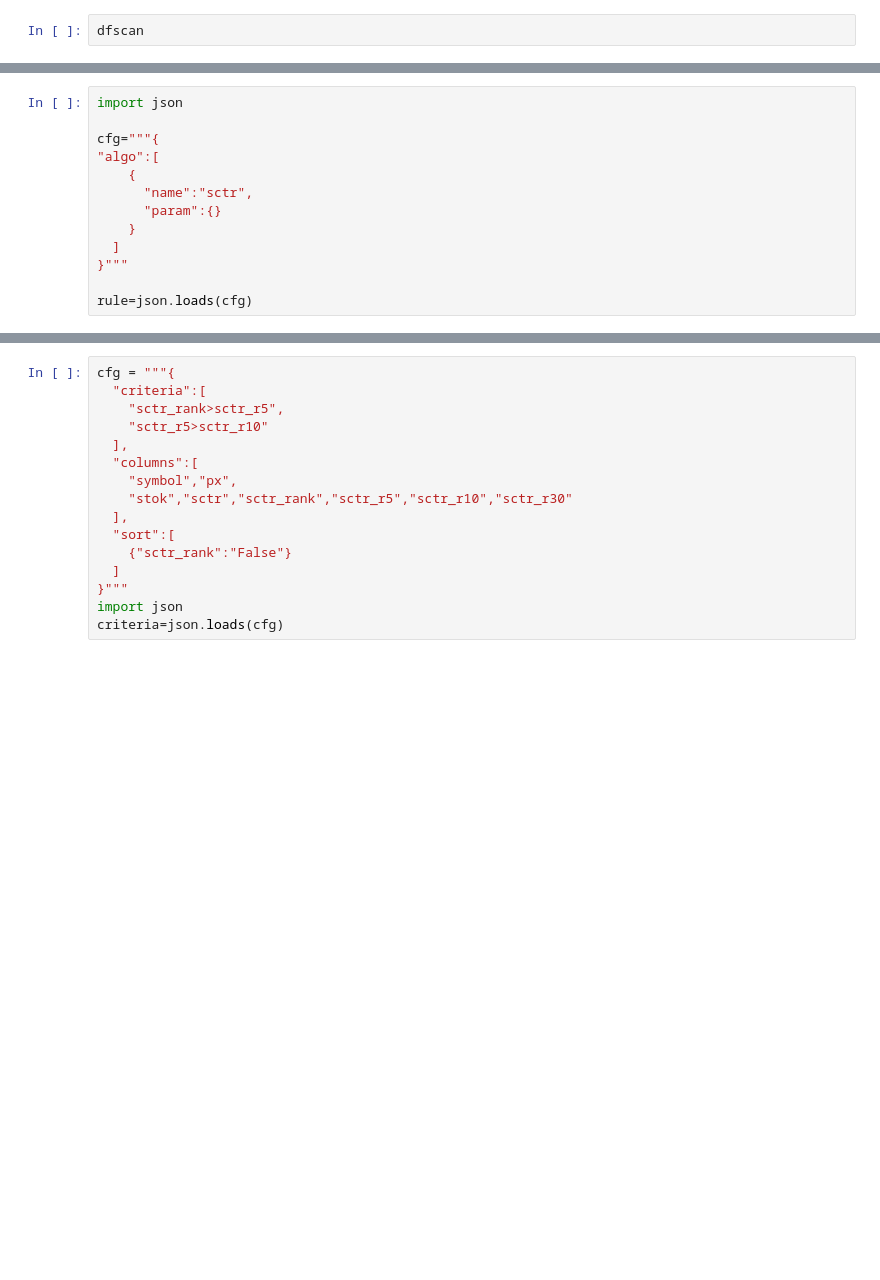
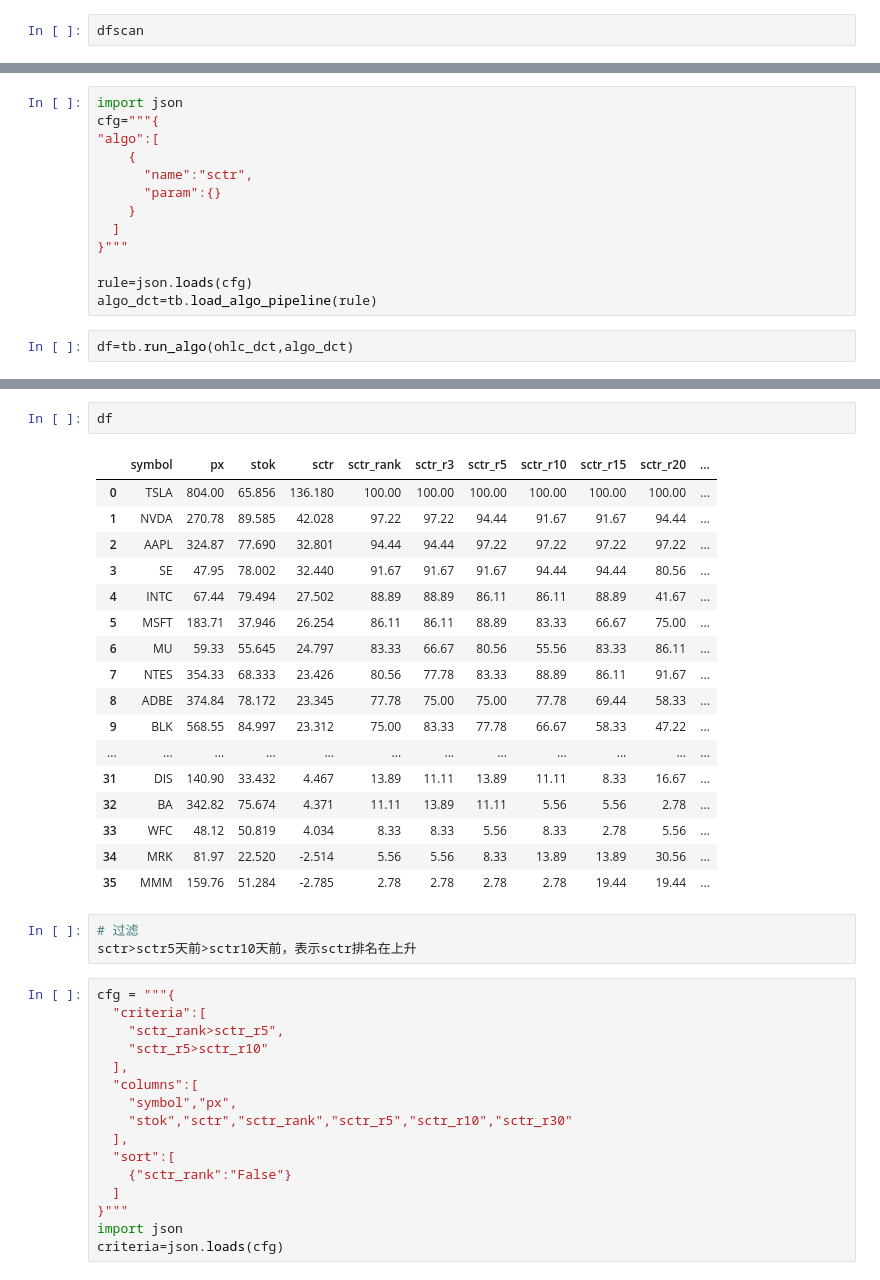
Before and after one commit to softarts/tradebook, a Jupyter notebook: tradedesk1.ipynb, the cells around one changed output, grey strips where cells are left out. Saved outputs shown, nothing was run; the diff lists cells and outputs as text; blank space fills up the shorter version.

Commit message:
sctr

```diff
--- a/tradedesk1.ipynb
+++ b/tradedesk1.ipynb
@@ -206,6 +184,5 @@ fig.show()
 # %%
 import json
-
 cfg="""{
 "algo":[
     {
@@ -216,3 +193,6 @@ cfg="""{
 }"""
 
 rule=json.loads(cfg)
+algo_dct=tb.load_algo_pipeline(rule)
+# %%
+df=tb.run_algo(ohlc_dct,algo_dct)
@@ -219,3 +217,26 @@ rule=json.loads(cfg)
+# %%
+df
+# %% [output]
+|  | symbol | px | stok | sctr | sctr_rank | sctr_r3 | sctr_r5 | sctr_r10 | sctr_r15 | sctr_r20 | ... |
+| 0 | TSLA | 804.00 | 65.856 | 136.180 | 100.00 | 100.00 | 100.00 | 100.00 | 100.00 | 100.00 | ... |
+| 1 | NVDA | 270.78 | 89.585 | 42.028 | 97.22 | 97.22 | 94.44 | 91.67 | 91.67 | 94.44 | ... |
+| 2 | AAPL | 324.87 | 77.690 | 32.801 | 94.44 | 94.44 | 97.22 | 97.22 | 97.22 | 97.22 | ... |
+| 3 | SE | 47.95 | 78.002 | 32.440 | 91.67 | 91.67 | 91.67 | 94.44 | 94.44 | 80.56 | ... |
+| 4 | INTC | 67.44 | 79.494 | 27.502 | 88.89 | 88.89 | 86.11 | 86.11 | 88.89 | 41.67 | ... |
+| 5 | MSFT | 183.71 | 37.946 | 26.254 | 86.11 | 86.11 | 88.89 | 83.33 | 66.67 | 75.00 | ... |
+| 6 | MU | 59.33 | 55.645 | 24.797 | 83.33 | 66.67 | 80.56 | 55.56 | 83.33 | 86.11 | ... |
+| 7 | NTES | 354.33 | 68.333 | 23.426 | 80.56 | 77.78 | 83.33 | 88.89 | 86.11 | 91.67 | ... |
+| 8 | ADBE | 374.84 | 78.172 | 23.345 | 77.78 | 75.00 | 75.00 | 77.78 | 69.44 | 58.33 | ... |
+| 9 | BLK | 568.55 | 84.997 | 23.312 | 75.00 | 83.33 | 77.78 | 66.67 | 58.33 | 47.22 | ... |
+| ... | ... | ... | ... | ... | ... | ... | ... | ... | ... | ... | ... |
+| 31 | DIS | 140.90 | 33.432 | 4.467 | 13.89 | 11.11 | 13.89 | 11.11 | 8.33 | 16.67 | ... |
+| 32 | BA | 342.82 | 75.674 | 4.371 | 11.11 | 13.89 | 11.11 | 5.56 | 5.56 | 2.78 | ... |
+| 33 | WFC | 48.12 | 50.819 | 4.034 | 8.33 | 8.33 | 5.56 | 8.33 | 2.78 | 5.56 | ... |
+| 34 | MRK | 81.97 | 22.520 | -2.514 | 5.56 | 5.56 | 8.33 | 13.89 | 13.89 | 30.56 | ... |
+| 35 | MMM | 159.76 | 51.284 | -2.785 | 2.78 | 2.78 | 2.78 | 2.78 | 19.44 | 19.44 | ... |
+# %%
+# 过滤
+sctr>sctr5天前>sctr10天前，表示sctr排名在上升
 # %%
 cfg = """{
   "criteria":[
```
Also changed, not shown: parts of 19 cells of this notebook, 2 other files.
